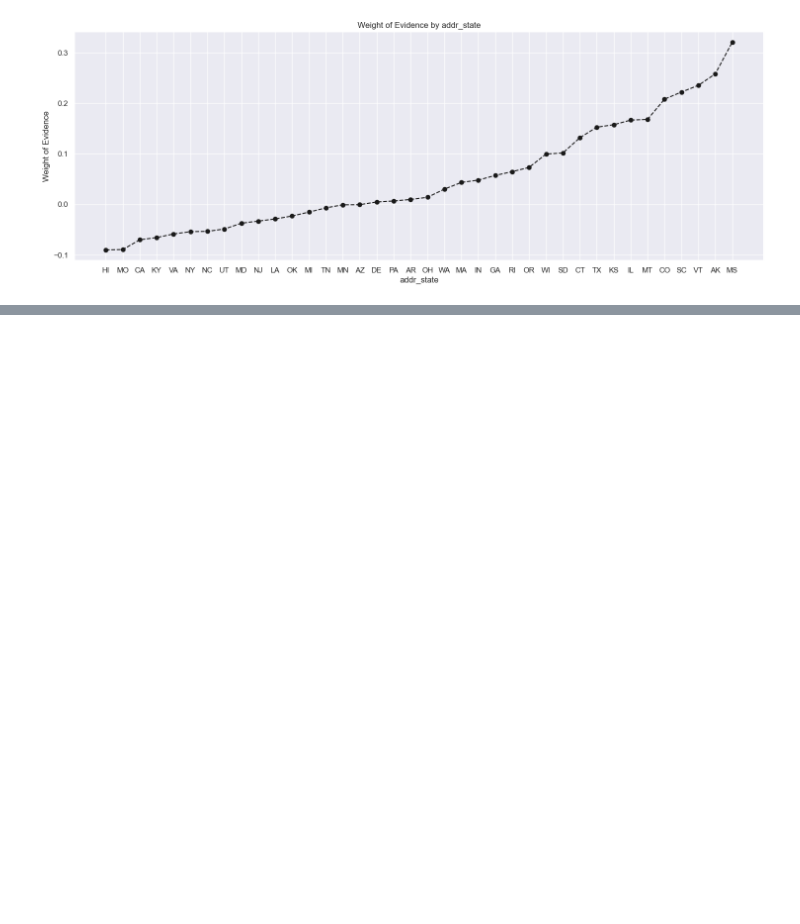
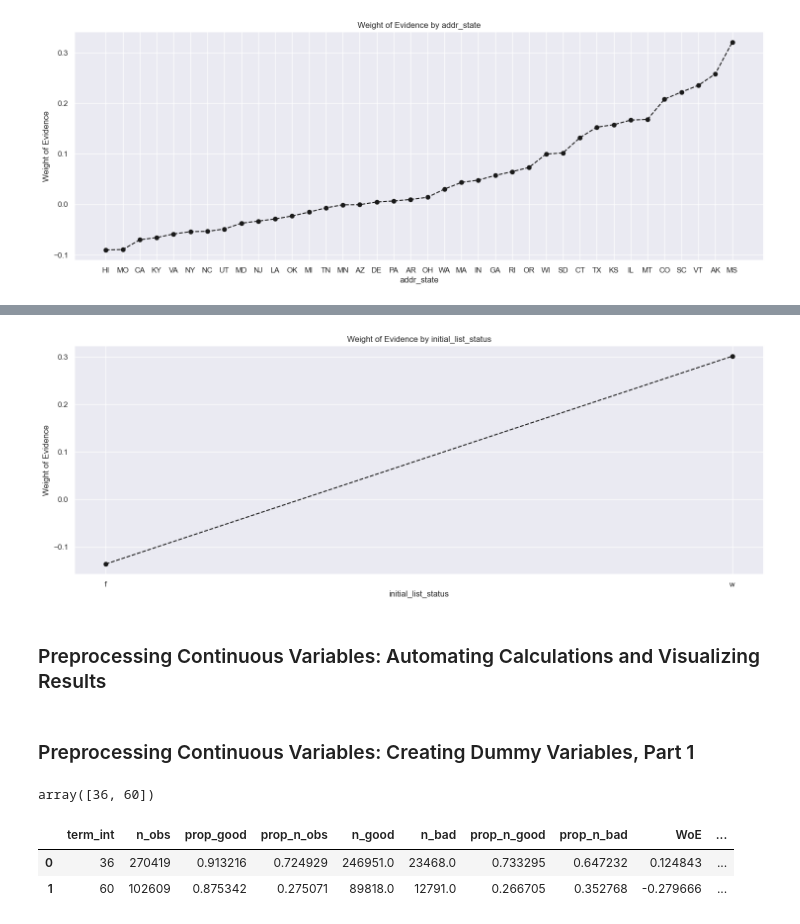
Before and after one commit to mge1112/Credit-Risk-Modeling-in-Python, a Jupyter notebook: credit_risk_modeling.ipynb, the cells around one changed output, grey strips where cells are left out. Drawn from its saved outputs; the diff is of its cells as text; code cells hidden in the pictures; blank space fills up the shorter version.

```diff
--- a/credit_risk_modeling.ipynb
+++ b/credit_risk_modeling.ipynb
@@ -757,0 +850,14 @@ NY and CA stand out with a particularly high number of borrowers, especially CA,
+# %%
+# We combine 'educational', 'small_business', 'wedding', 'renewable_energy', 'moving', 'house' in one category: 'educ__sm_b__wedd__ren_en__mov__house'.
+# We combine 'other', 'medical', 'vacation' in one category: 'oth__med__vacation'.
+# We combine 'major_purchase', 'car', 'home_improvement' in one category: 'major_purch__car__home_impr'.
+# We leave 'debt_consolidtion' in a separate category.
+# We leave 'credit_card' in a separate category.
+# 'educ__sm_b__wedd__ren_en__mov__house' will be the reference category.
+df_inputs_prepr['purpose:educ__sm_b__wedd__ren_en__mov__house'] = sum([df_inputs_prepr['purpose:educational'], df_inputs_prepr['purpose:small_business'],
+                                                                 df_inputs_prepr['purpose:wedding'], df_inputs_prepr['purpose:renewable_energy'],
+                                                                 df_inputs_prepr['purpose:moving'], df_inputs_prepr['purpose:house']])
+df_inputs_prepr['purpose:oth__med__vacation'] = sum([df_inputs_prepr['purpose:other'], df_inputs_prepr['purpose:medical'],
+                                             df_inputs_prepr['purpose:vacation']])
+df_inputs_prepr['purpose:major_purch__car__home_impr'] = sum([df_inputs_prepr['purpose:major_purchase'], df_inputs_prepr['purpose:car'],
+                                                        df_inputs_prepr['purpose:home_improvement']])
@@ -757,0 +872,6 @@ NY and CA stand out with a particularly high number of borrowers, especially CA,
+# %%
+plot_by_woe(df_temp)
+# %% [output]
+[figure, added]
+# %% [markdown]
+### Preprocessing Continuous Variables: Automating Calculations and Visualizing Results
@@ -757,0 +902,14 @@ NY and CA stand out with a particularly high number of borrowers, especially CA,
+# %% [markdown]
+### Preprocessing Continuous Variables: Creating Dummy Variables, Part 1
+# %%
+# term
+df_inputs_prepr['term_int'].unique()
+# %% [output]
+array([36, 60])
+# %%
+df_temp = woe_ordered_continuous(df_inputs_prepr, 'term_int', df_targets_prepr)
+df_temp
+# %% [output]
+|  | term_int | n_obs | prop_good | prop_n_obs | n_good | n_bad | prop_n_good | prop_n_bad | WoE | ... |
+| 0 | 36 | 270419 | 0.913216 | 0.724929 | 246951.0 | 23468.0 | 0.733295 | 0.647232 | 0.124843 | ... |
+| 1 | 60 | 102609 | 0.875342 | 0.275071 | 89818.0 | 12791.0 | 0.266705 | 0.352768 | -0.279666 | ... |
```
Also changed, not shown: parts of 11 cells of this notebook.
